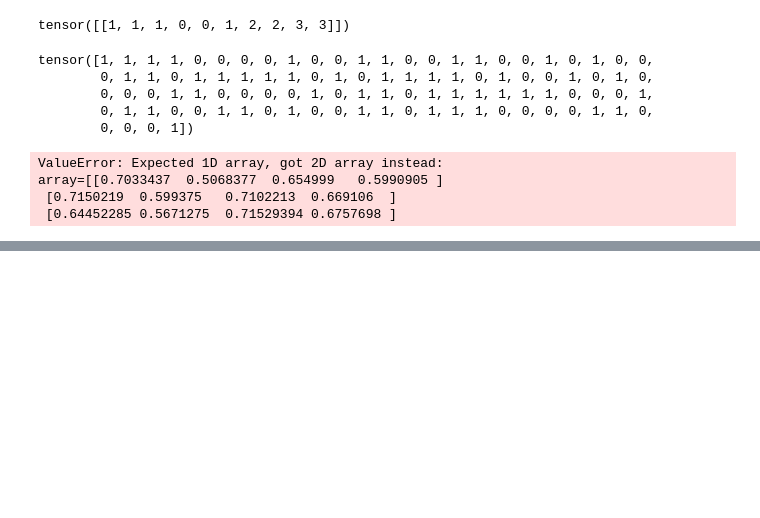
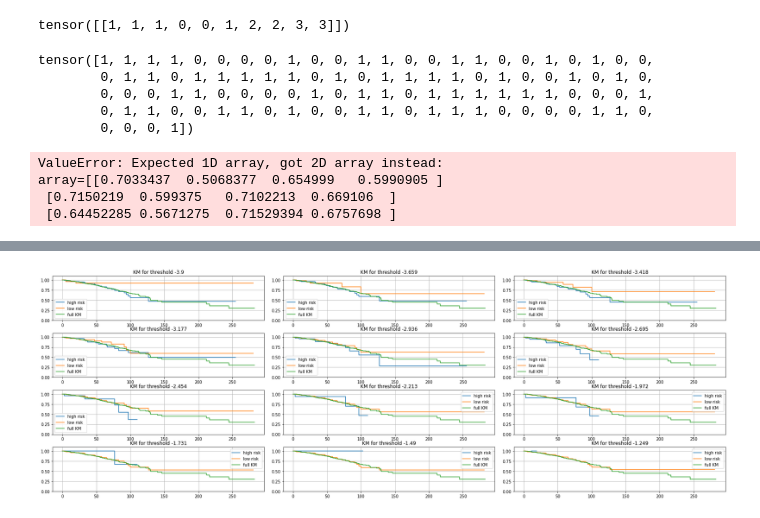
Before and after one commit to SeibelT/multimodal_survival_prediction, a Jupyter notebook: playground.ipynb, the cells around one changed output, grey strips where cells are left out. Drawn from its saved outputs; the diff is of its cells as text; code cells hidden in the pictures; blank space fills up the shorter version.

```diff
--- a/playground.ipynb
+++ b/playground.ipynb
@@ -242,0 +379,38 @@ array=[[0.7033437  0.5068377  0.654999   0.5990905 ]
+# %%
+rows = 4
+eps=0.1
+threshold = np.linspace(risk.min()+eps,risk.max()-eps,num=12)
+fig,ax1 = plt.subplots(rows,len(threshold)//rows,figsize=(24,8))
+fig.tight_layout()
+for i in range(len(threshold)):
+    risk_bool = risk>threshold[i]
+    event1 = np.asarray(1-c_all_val[risk_bool]).astype(bool)
+    time_exit1 = np.asarray(l_cont_all_val[risk_bool])
+    x1, y1 = kaplan_meier_estimator(event1, time_exit1)
+
+    event2 = np.asarray(1-c_all_val[~risk_bool]).astype(bool)
+    time_exit2 = np.asarray(l_cont_all_val[~risk_bool])
+    x2, y2 = kaplan_meier_estimator(event2, time_exit2)
+
+    x_full, y_full = kaplan_meier_estimator(event, time_exit)
+
+    ax1.flatten()[i].set_title(f"KM for threshold {round(threshold[i],3)}")
+    ax1.flatten()[i].step(x1, y1, where="post",label="high risk")
+    ax1.flatten()[i].step(x2, y2, where="post",label="low risk")
+    ax1.flatten()[i].step(x_full, y_full, where="post",label="full KM")
+
+    ax1.flatten()[i].set_ylim(0, 1.1)
+    ax1.flatten()[i].grid()
+    ax1.flatten()[i].legend()
+
+
+#plt.clf
+#plt.title(f"KM for threshold {round(threshold[i])}")
+#plt.step(x1, y1, where="post",label="high risk")
+#plt.step(x2, y2, where="post",label="low risk")
+#plt.ylim(0, 1.1)
+#plt.grid()
+#plt.legend()
+#plt.show
+# %% [output]
+[figure, added]
```
Also changed, not shown: parts of 13 cells of this notebook, 5 other files.
